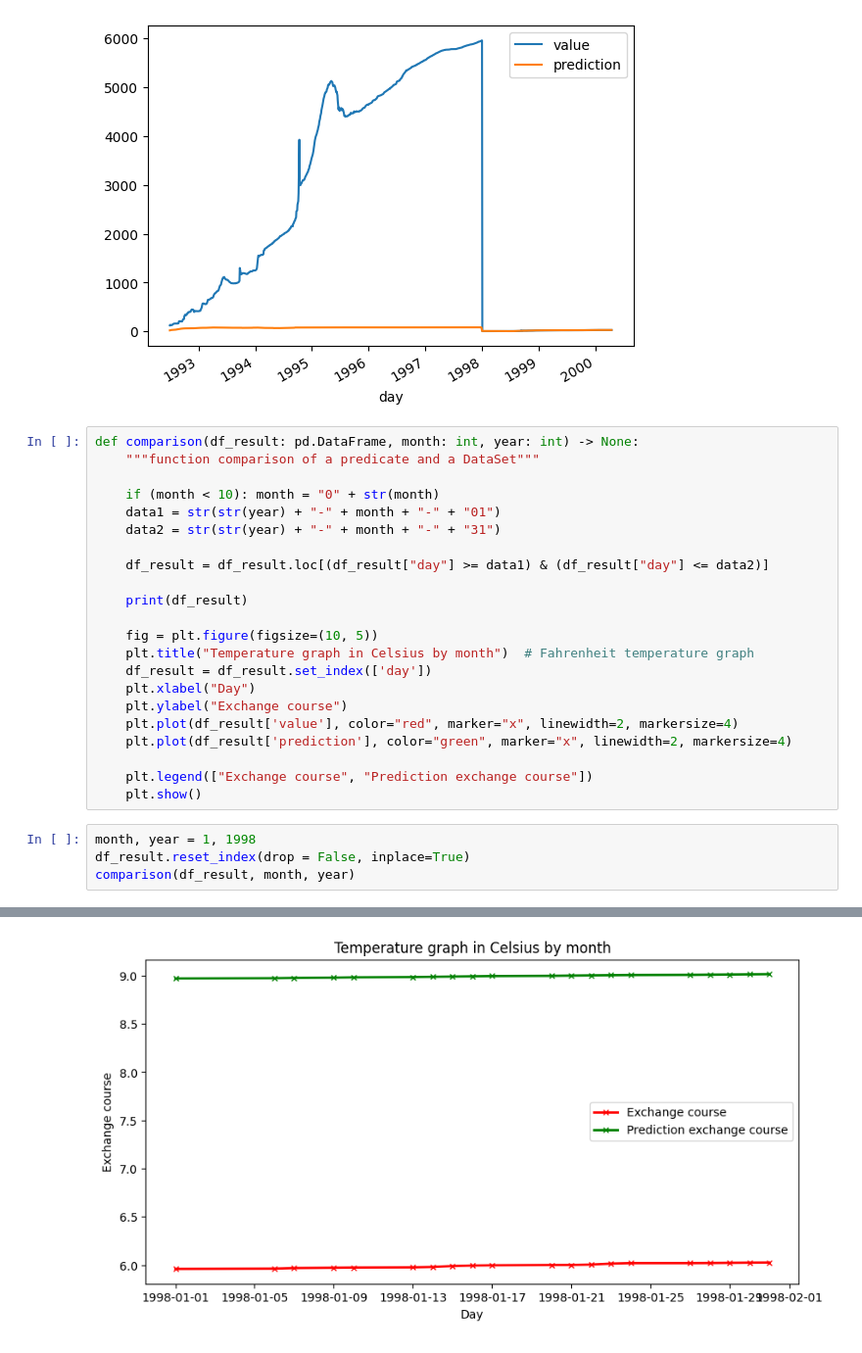
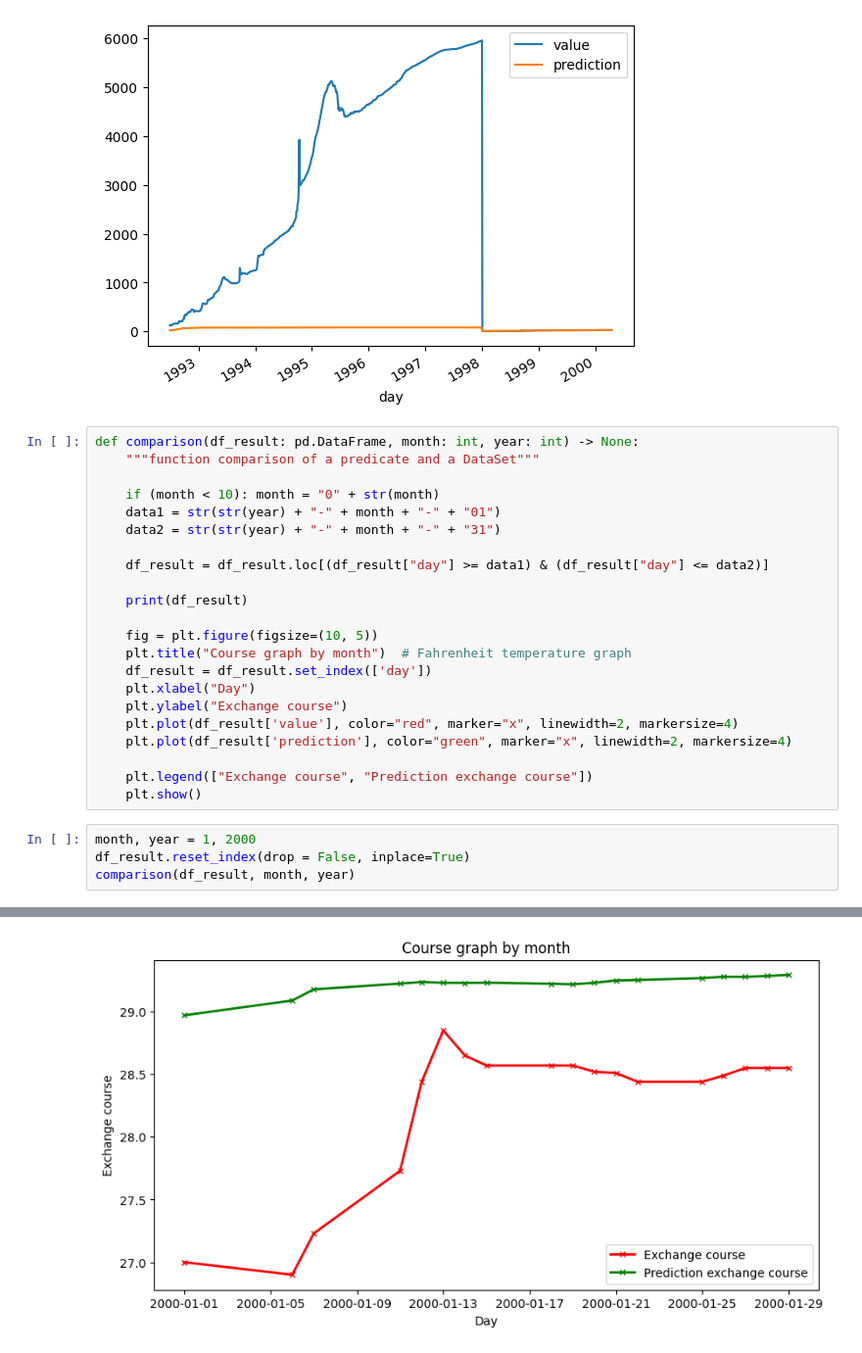
Before and after one commit to Rifinn-crypto/Lab5, a Jupyter notebook: Untitled-1.ipynb, the cells around one changed output, grey strips where cells are left out. Shown at 98% size. Cells and saved outputs as stored; diff of their text form.

```diff
--- a/Untitled-1.ipynb
+++ b/Untitled-1.ipynb
@@ -490,7 +490,7 @@ def comparison(df_result: pd.DataFrame, month: int, year: int) -> None:
     print(df_result)
 
     fig = plt.figure(figsize=(10, 5))
-    plt.title("Temperature graph in Celsius by month")  # Fahrenheit temperature graph
+    plt.title("Course graph by month")  # Fahrenheit temperature graph
     df_result = df_result.set_index(['day'])
     plt.xlabel("Day")
     plt.ylabel("Exchange course")
@@ -500,7 +500,7 @@ def comparison(df_result: pd.DataFrame, month: int, year: int) -> None:
     plt.legend(["Exchange course", "Prediction exchange course"])
     plt.show()
 # %%
-month, year = 1, 1998
+month, year = 1, 2000
 df_result.reset_index(drop = False, inplace=True)
 comparison(df_result, month, year)
 # %% [output]
@@ -524 +526 @@ comparison(df_result, month, year)
-[figure, old version]
+[figure, new version]
```
Also changed, not shown: parts of 4 cells of this notebook, 1 other file.
